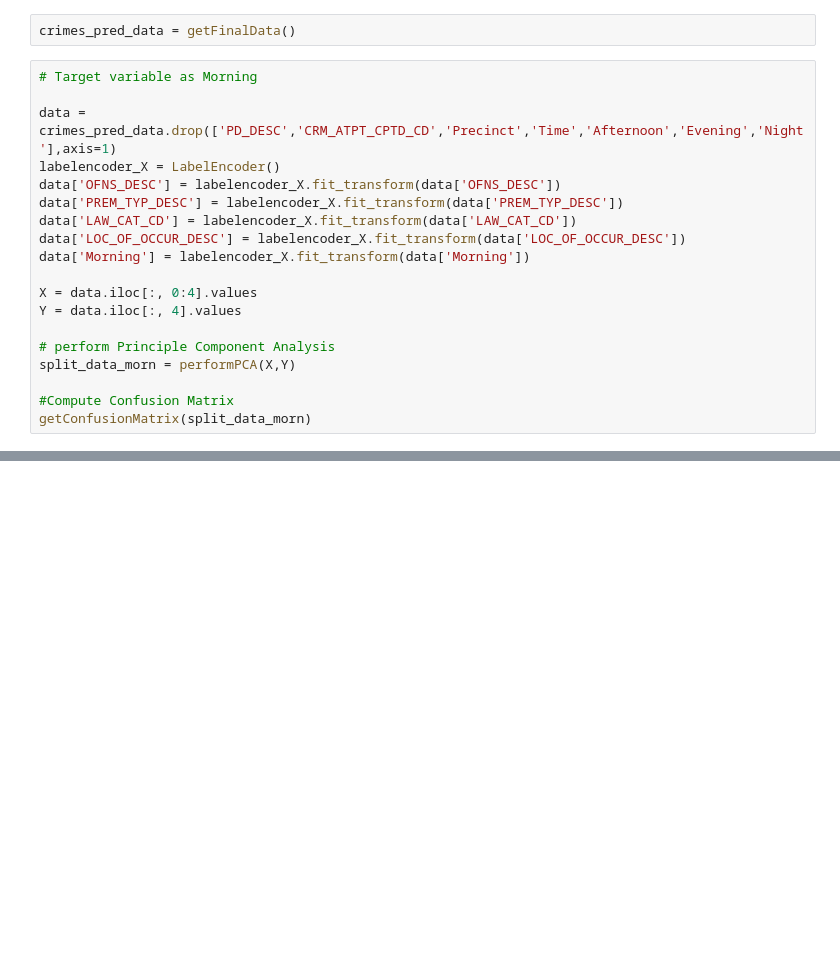
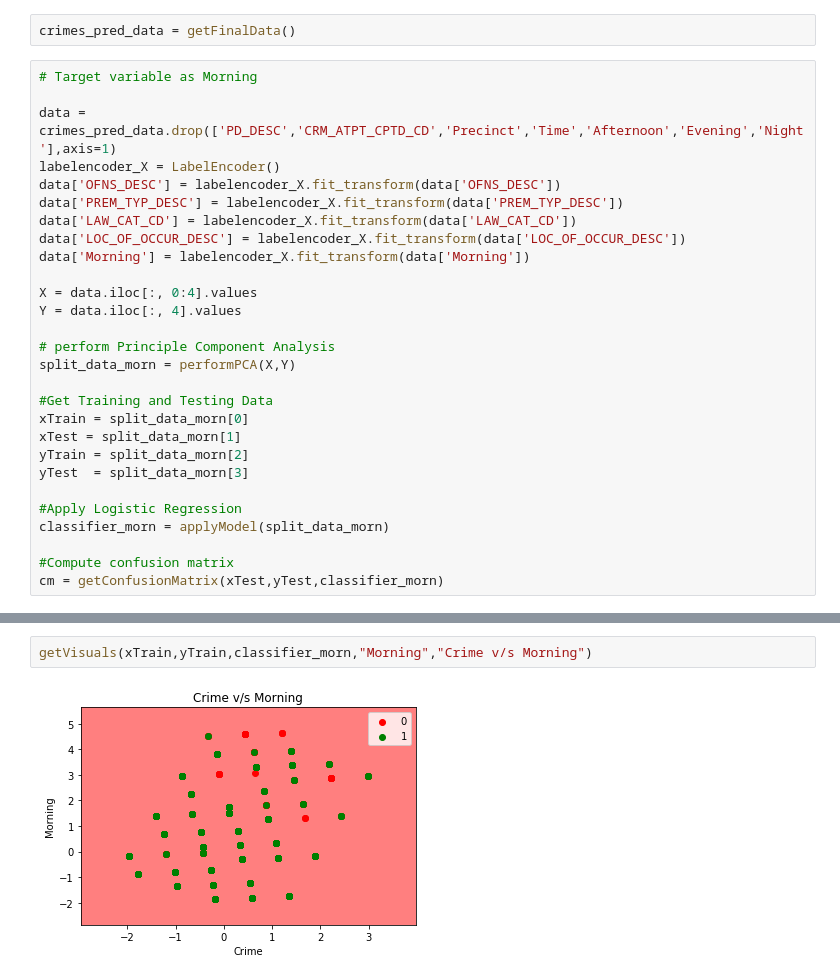
Before and after one commit to wilfy9249/Capstone-Fall-18, a Jupyter notebook: Python Notebook/Logistic_regression_main.ipynb, the cells around one changed output, grey strips where cells are left out. Cells and saved outputs as stored; diff of their text form; blank space fills up the shorter version.

```diff
--- a/Python Notebook/Logistic_regression_main.ipynb
+++ b/Python Notebook/Logistic_regression_main.ipynb
@@ -32,8 +54,17 @@ Y = data.iloc[:, 4].values
 # perform Principle Component Analysis
 split_data_morn = performPCA(X,Y)
 
-#Compute Confusion Matrix
-getConfusionMatrix(split_data_morn)
+#Get Training and Testing Data
+xTrain = split_data_morn[0]
+xTest = split_data_morn[1]
+yTrain = split_data_morn[2]
+yTest  = split_data_morn[3]
+
+#Apply Logistic Regression
+classifier_morn = applyModel(split_data_morn)
+
+#Compute confusion matrix
+cm = getConfusionMatrix(xTest,yTest,classifier_morn)
 # %% [output]
 The Variance is [0.34866883 0.25363372]
 Accuracy: 0.7816920943134535
@@ -43,0 +86,4 @@ Confusion Matrix is as follows
+# %%
+getVisuals(xTrain,yTrain,classifier_morn,"Morning","Crime v/s Morning")
+# %% [output]
+[figure, added]
```
Also changed, not shown: parts of 13 cells of this notebook.
